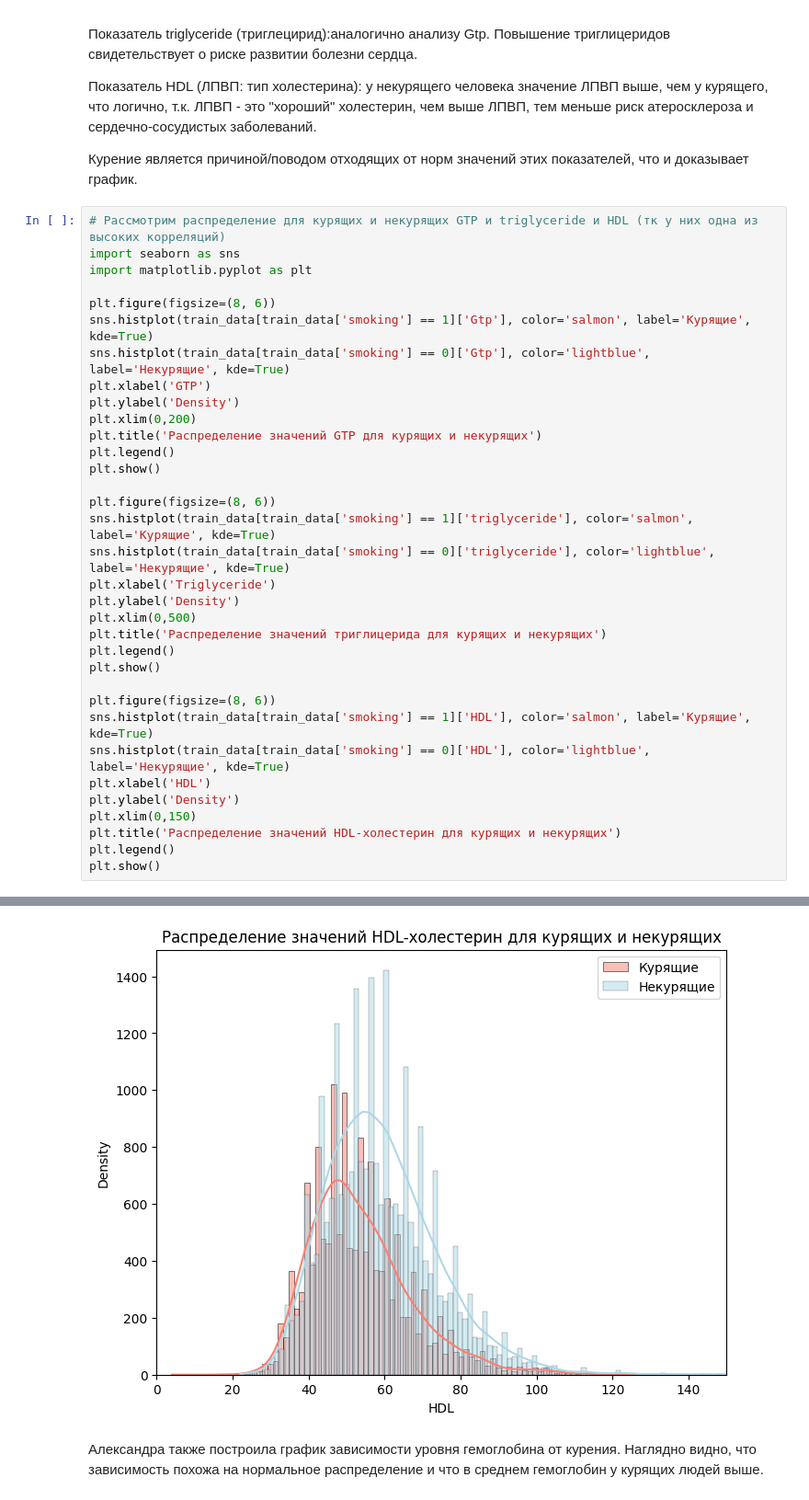
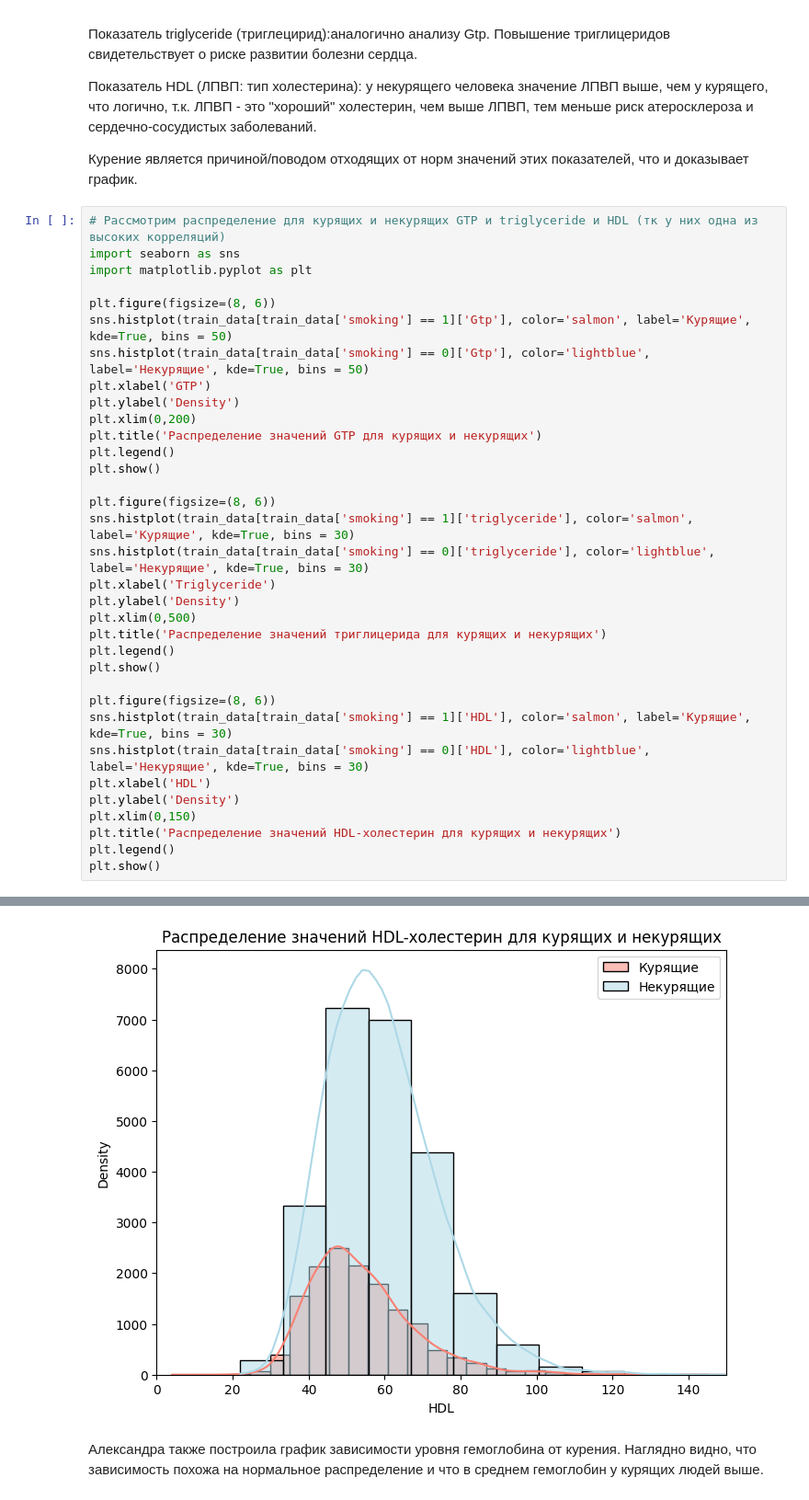
Before and after one commit to placeforyourad/Statprak, a Jupyter notebook: Проект.ipynb, the cells around one changed output, grey strips where cells are left out. Shown at 92% size. Drawn from its saved outputs; the diff is of its cells as text.

```diff
--- a/Проект.ipynb
+++ b/Проект.ipynb
@@ -125,8 +125,8 @@ import seaborn as sns
 import matplotlib.pyplot as plt
 
 plt.figure(figsize=(8, 6))
-sns.histplot(train_data[train_data['smoking'] == 1]['Gtp'], color='salmon', label='Курящие', kde=True)
-sns.histplot(train_data[train_data['smoking'] == 0]['Gtp'], color='lightblue', label='Некурящие', kde=True)
+sns.histplot(train_data[train_data['smoking'] == 1]['Gtp'], color='salmon', label='Курящие', kde=True, bins = 50)
+sns.histplot(train_data[train_data['smoking'] == 0]['Gtp'], color='lightblue', label='Некурящие', kde=True, bins = 50)
 plt.xlabel('GTP')
 plt.ylabel('Density')
 plt.xlim(0,200)
@@ -135,8 +135,8 @@ plt.legend()
 plt.show()
 
 plt.figure(figsize=(8, 6))
-sns.histplot(train_data[train_data['smoking'] == 1]['triglyceride'], color='salmon', label='Курящие', kde=True)
-sns.histplot(train_data[train_data['smoking'] == 0]['triglyceride'], color='lightblue', label='Некурящие', kde=True)
+sns.histplot(train_data[train_data['smoking'] == 1]['triglyceride'], color='salmon', label='Курящие', kde=True, bins = 30)
+sns.histplot(train_data[train_data['smoking'] == 0]['triglyceride'], color='lightblue', label='Некурящие', kde=True, bins = 30)
 plt.xlabel('Triglyceride')
 plt.ylabel('Density')
 plt.xlim(0,500)
@@ -145,8 +145,8 @@ plt.legend()
 plt.show()
 
 plt.figure(figsize=(8, 6))
-sns.histplot(train_data[train_data['smoking'] == 1]['HDL'], color='salmon', label='Курящие', kde=True)
-sns.histplot(train_data[train_data['smoking'] == 0]['HDL'], color='lightblue', label='Некурящие', kde=True)
+sns.histplot(train_data[train_data['smoking'] == 1]['HDL'], color='salmon', label='Курящие', kde=True, bins = 30)
+sns.histplot(train_data[train_data['smoking'] == 0]['HDL'], color='lightblue', label='Некурящие', kde=True, bins = 30)
 plt.xlabel('HDL')
 plt.ylabel('Density')
 plt.xlim(0,150)
@@ -159,4 +159,4 @@ plt.show()
-[figure, old version]
+[figure, new version]
 # %% [markdown]
 Александра также построила график зависимости уровня гемоглобина от курения. Наглядно видно, что зависимость похожа на нормальное распределение и что в среднем гемоглобин у курящих людей выше.
 # %%
```
Also changed, not shown: parts of 16 cells of this notebook.
